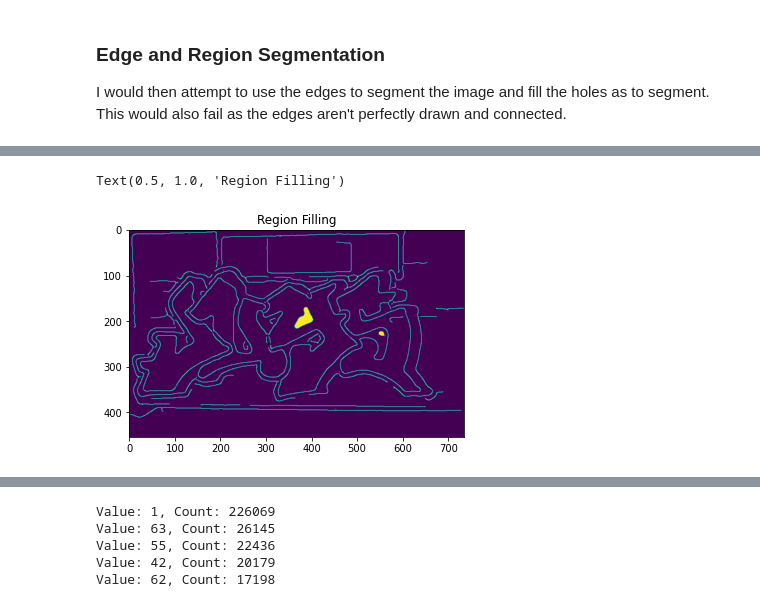
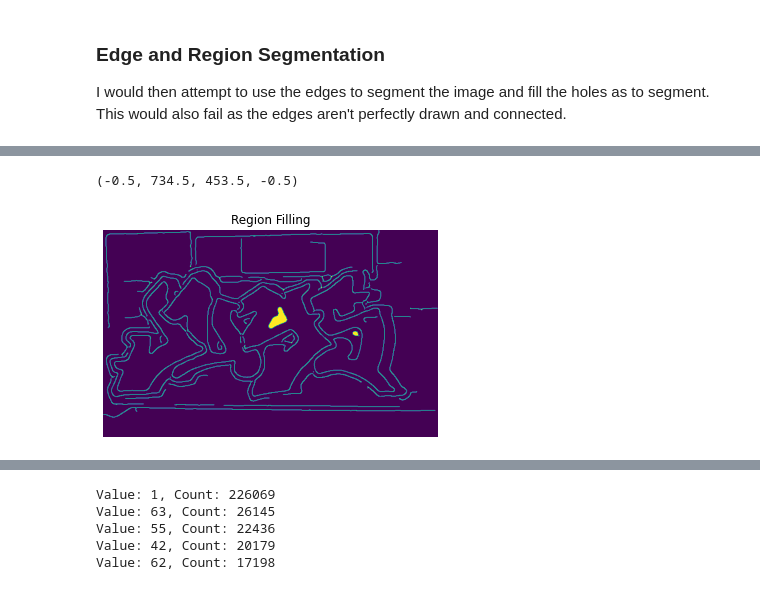
Before and after one commit to Adriatogi/131_final, a Jupyter notebook: initial_exploration.ipynb, the cells around one changed output, grey strips where cells are left out. Saved outputs shown, nothing was run; the diff lists cells and outputs as text; code cells hidden in the pictures.

```diff
--- a/initial_exploration.ipynb
+++ b/initial_exploration.ipynb
@@ -116,10 +147,12 @@ Text(0.5, 1.0, 'Canny detector')
 # %%
+# fill 'holes'
 fill_im = nd.binary_fill_holes(edges)
 plt.imshow(fill_im)
 plt.title('Region Filling')
+plt.axis('off')
 # %% [output]
-Text(0.5, 1.0, 'Region Filling')
+(-0.5, 734.5, 453.5, -0.5)
-[figure, old version]
+[figure, new version]
 # %% [markdown]
 ### Watershed Segmentation
 
```
Also changed, not shown: parts of 17 cells of this notebook, 5 other files.
